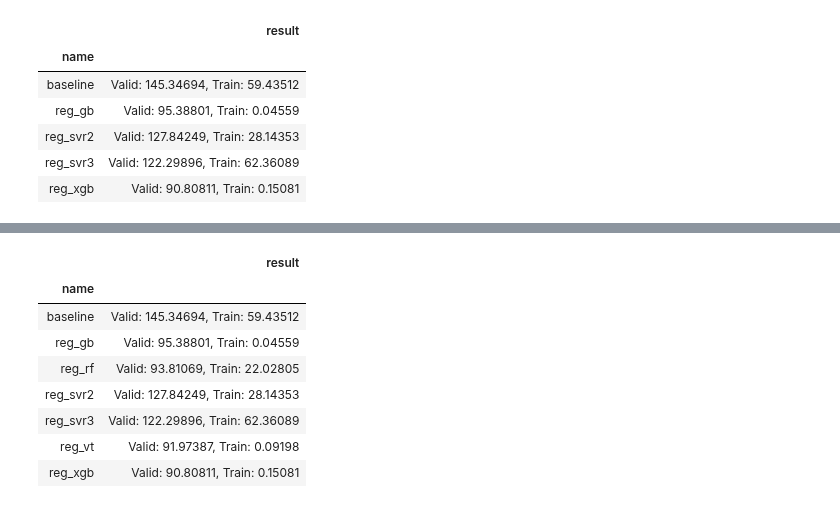
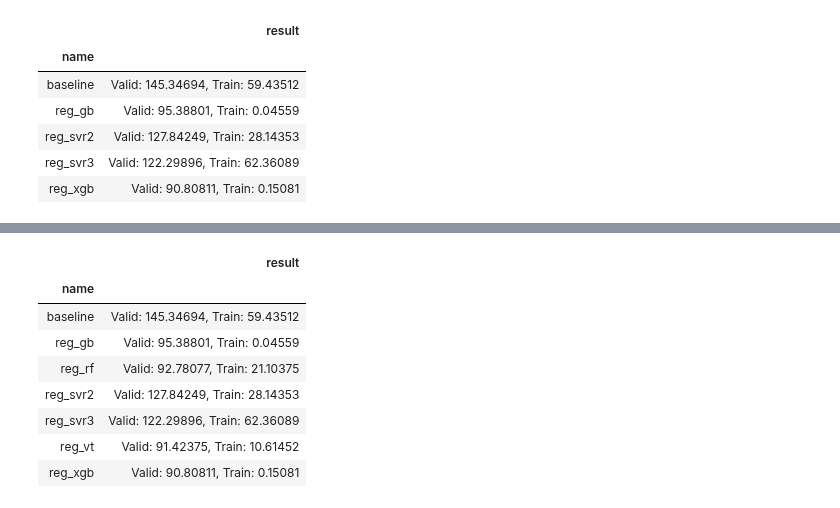
Before and after one commit to sunkusun9/DS_lv3_2509_1, a Jupyter notebook: sec_ds_lv3_prob3_kaggle.ipynb, the cells around one changed output, grey strips where cells are left out. Saved outputs shown, nothing was run; the diff lists cells and outputs as text; code cells hidden in the pictures.

```diff
--- a/sec_ds_lv3_prob3_kaggle.ipynb
+++ b/sec_ds_lv3_prob3_kaggle.ipynb
@@ -410,7 +436,19 @@ ct = ColumnTransformer([
     ('pt', 'passthrough', X_xgb)
 ])
 
-reg_xgb = make_pipeline(ct, xgb.XGBRegressor(max_depth=20, n_estimators = 100))
+reg_xgb = make_pipeline(
+    ct,
+    xgb.XGBRegressor(
+        max_depth=20, # 1. 기반 모델의 적정 복잡도를 설정합니다: 최적의 max_depth
+        n_estimators = 100, # 2. 리소스(시간, 연산, ...)가 허용하는 만큼의 n_estimators를 설정합니다.
+        learning_rate = 0.1 # 3. 최적의 적합 정도를 정합니다.
+        # 4. n_estimators를 늘렸을 때 효과가 없다면, 규제를 사용해볼만 합니다. 이를 통해 기반 모델 고루 역할을 할 수 있게 합니다.
+        # ※ Boosting 모델은 하이퍼 파라메터가 많습니다. 의미를 파악하셔서 조건이 된다면,
+        #   적용해보는 연습을 통해 이해도를 높이면 도움이 많이 됩니다.
+        # reg_alpha = 3.0, reg_lambda = 3.0
+        # 여러 시도 후 투입 n_estimators에 대한 효과를 보지 못했다면 n_estimators를 낮춥니다.
+    )
+)
 eval_model('reg_xgb', reg_xgb)
 # %% [output]
 |  | result |
@@ -481,0 +498,19 @@ eval_model('reg_rf', reg_rf)
+# %%
+# RF: RandomForestRegressor
+from sklearn.ensemble import RandomForestRegressor
+X_rf = "15분, 30분, 45분, 60분, Hour, AM, Weekend_yn, Holiday_yn, Avg, TotalHour, 생산량, 기온, 풍속, 습도, 강수량, 전기요금(계절), 공장인원, 인건비"
+X_rf = [i.strip() for i in X_rf.split(',')]
+ct = ColumnTransformer([
+    ('ohe', OneHotEncoder(categories='auto'), ['DayName']),
+    ('pt', 'passthrough', X_rf)
+])
+
+reg_rf = make_pipeline(
+    ct, RandomForestRegressor(
+        n_estimators = 200, # 1. 리소스가 허용하는 최대의 기반모델을 파악합니다.
+        max_depth = 20,  # 2. max_depth로 최적의 기반 모델의 복잡도를 파악합니다.
+        # 3. 다른 하이퍼 파라메터를 추가하여 튜닝을 더해보거나 n_estimators 부터 다시 잡하보는 시도를 해봅니다.
+        random_state = 123,
+    )
+)
+eval_model('reg_rf', reg_rf)
@@ -482,20 +526,20 @@ eval_model('reg_rf', reg_rf)
 # %%
 # 지금까지 만들었던 모델로 Voting 앙상블을 합니다.
 from sklearn.ensemble import VotingRegressor
 reg_vt = VotingRegressor([
     #('reg_svr3', reg_svr3),
     ('reg_xgb', reg_xgb),
-    ('reg_gb', reg_gb),
-    #('reg_rf', reg_rf),
+    #('reg_gb', reg_gb),
+    ('reg_rf', reg_rf),
 ])
 eval_model('reg_vt', reg_vt)
 # %% [output]
 |  | result |
 | name |  |
 | baseline | Valid: 145.34694, Train: 59.43512 |
 | reg_gb | Valid: 95.38801, Train: 0.04559 |
-| reg_rf | Valid: 93.81069, Train: 22.02805 |
+| reg_rf | Valid: 92.78077, Train: 21.10375 |
 | reg_svr2 | Valid: 127.84249, Train: 28.14353 |
 | reg_svr3 | Valid: 122.29896, Train: 62.36089 |
-| reg_vt | Valid: 91.97387, Train: 0.09198 |
+| reg_vt | Valid: 91.42375, Train: 10.61452 |
 | reg_xgb | Valid: 90.80811, Train: 0.15081 |
```
Also changed, not shown: parts of 16 cells of this notebook.
